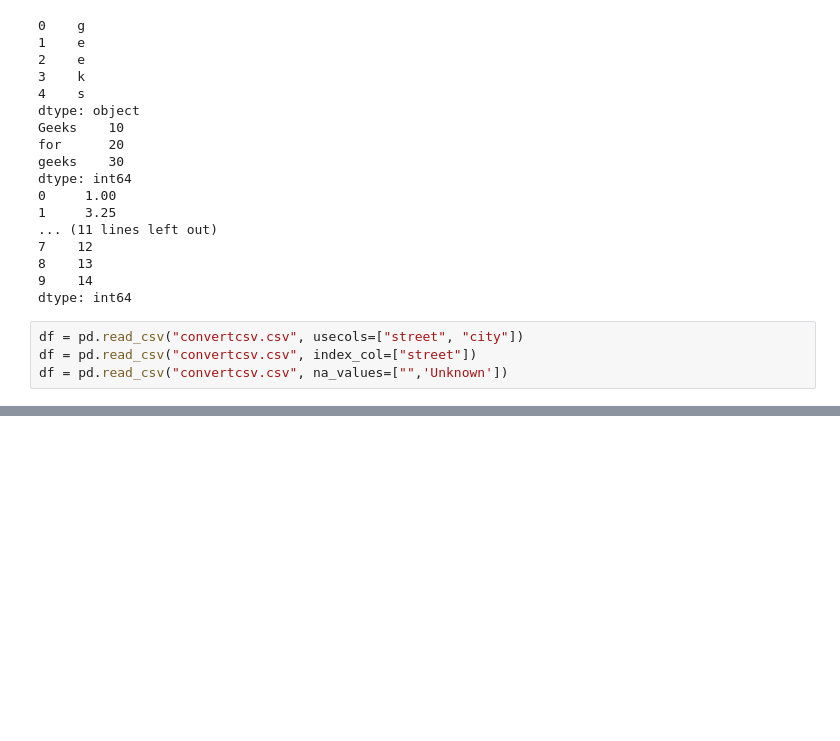
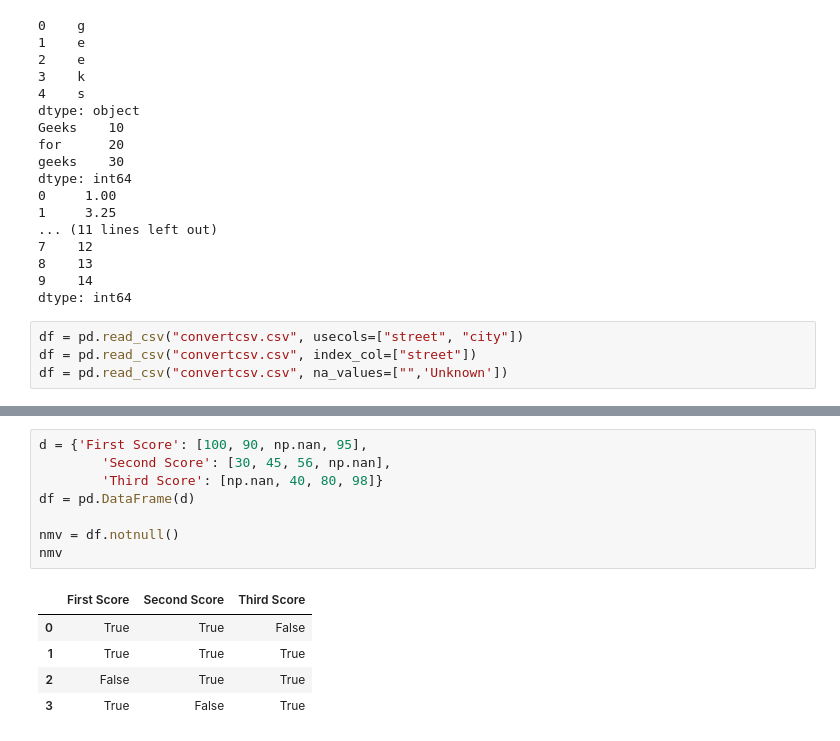
Before and after one commit to AnjuBanu/pandas, a Jupyter notebook: pandas_earning.ipynb, the cells around one changed output, grey strips where cells are left out. Drawn from its saved outputs; the diff is of its cells as text; blank space fills up the shorter version.

```diff
--- a/learning.ipynb
+++ b/pandas_earning.ipynb
@@ -498,0 +540,14 @@ TypeError: write() argument must be str, not dict
+# %%
+d = {'First Score': [100, 90, np.nan, 95],
+        'Second Score': [30, 45, 56, np.nan],
+        'Third Score': [np.nan, 40, 80, 98]}
+df = pd.DataFrame(d)
+
+nmv = df.notnull()
+nmv
+# %% [output]
+|  | First Score | Second Score | Third Score |
+| 0 | True | True | False |
+| 1 | True | True | True |
+| 2 | False | True | True |
+| 3 | True | False | True |
```
Also changed, not shown: parts of 10 cells of this notebook, 12 other files.
